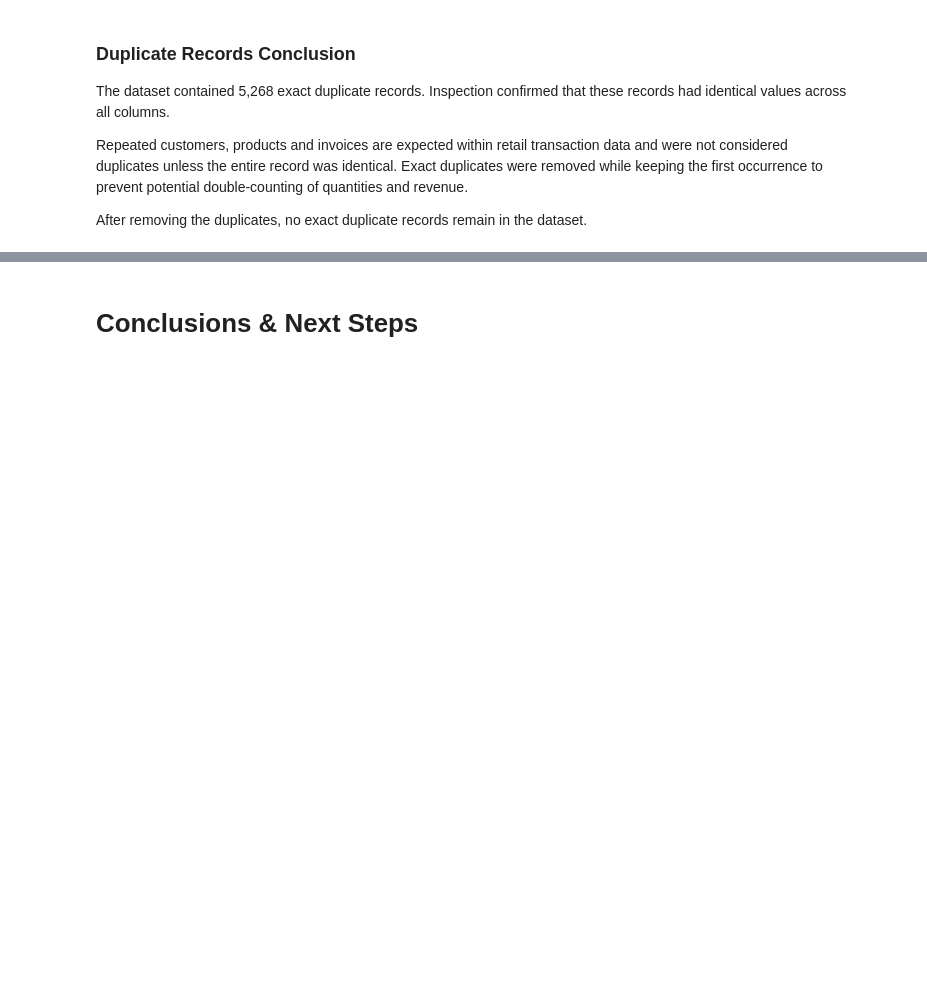
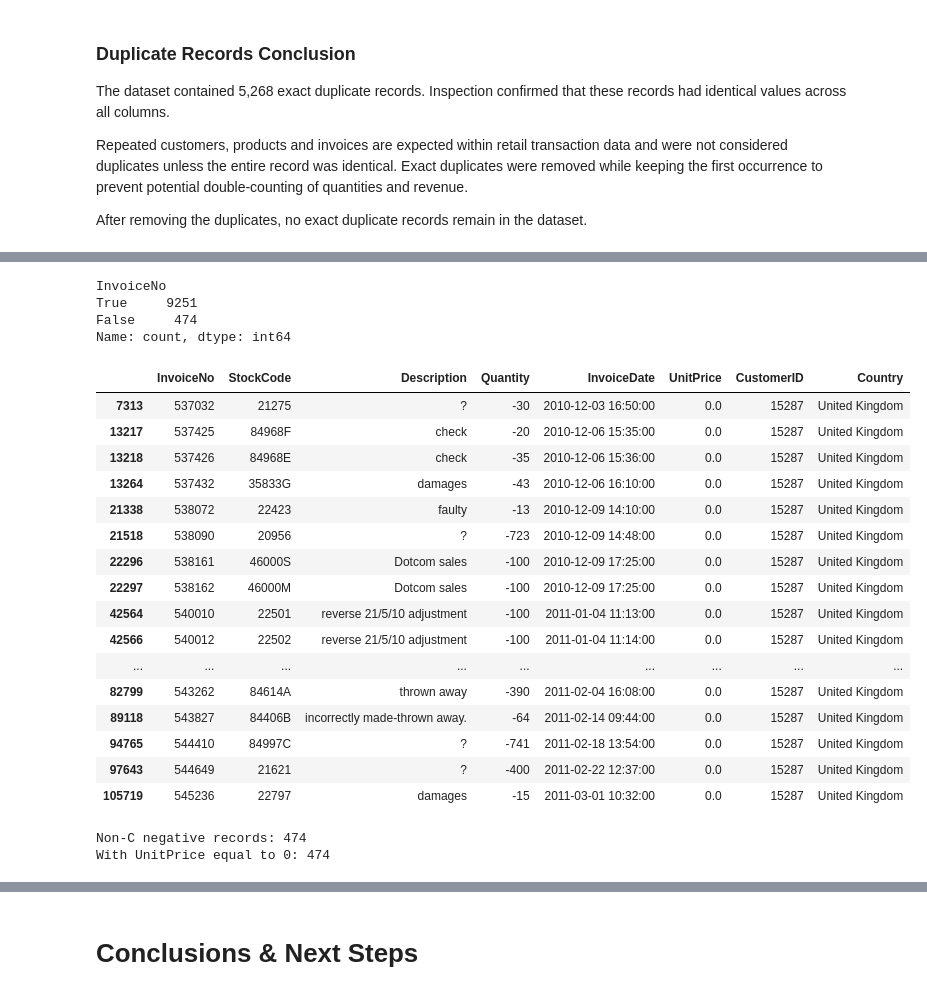
Before and after one commit to sahra02/Online-Retail-Transaction-Analysis, a Jupyter notebook: jupyter_notebooks/Notebook_Template.ipynb, the cells around one changed output, grey strips where cells are left out. Drawn from its saved outputs; the diff is of its cells as text; code cells hidden in the pictures; blank space fills up the shorter version.

```diff
--- a/jupyter_notebooks/Notebook_Template.ipynb
+++ b/jupyter_notebooks/Notebook_Template.ipynb
@@ -330,0 +373,37 @@ After removing the duplicates, no exact duplicate records remain in the dataset.
+# %%
+negative_quantity = df[df["Quantity"] < 0]
+
+negative_quantity["InvoiceNo"].str.startswith("C").value_counts()
+# %% [output]
+InvoiceNo
+True     9251
+False     474
+Name: count, dtype: int64
+# %%
+non_c_negative = negative_quantity[~negative_quantity["InvoiceNo"].str.startswith("C")]
+
+non_c_negative.head(30)
+# %% [output]
+|  | InvoiceNo | StockCode | Description | Quantity | InvoiceDate | UnitPrice | CustomerID | Country |
+| 7313 | 537032 | 21275 | ? | -30 | 2010-12-03 16:50:00 | 0.0 | 15287 | United Kingdom |
+| 13217 | 537425 | 84968F | check | -20 | 2010-12-06 15:35:00 | 0.0 | 15287 | United Kingdom |
+| 13218 | 537426 | 84968E | check | -35 | 2010-12-06 15:36:00 | 0.0 | 15287 | United Kingdom |
+| 13264 | 537432 | 35833G | damages | -43 | 2010-12-06 16:10:00 | 0.0 | 15287 | United Kingdom |
+| 21338 | 538072 | 22423 | faulty | -13 | 2010-12-09 14:10:00 | 0.0 | 15287 | United Kingdom |
+| 21518 | 538090 | 20956 | ? | -723 | 2010-12-09 14:48:00 | 0.0 | 15287 | United Kingdom |
+| 22296 | 538161 | 46000S | Dotcom sales | -100 | 2010-12-09 17:25:00 | 0.0 | 15287 | United Kingdom |
+| 22297 | 538162 | 46000M | Dotcom sales | -100 | 2010-12-09 17:25:00 | 0.0 | 15287 | United Kingdom |
+| 42564 | 540010 | 22501 | reverse 21/5/10 adjustment | -100 | 2011-01-04 11:13:00 | 0.0 | 15287 | United Kingdom |
+| 42566 | 540012 | 22502 | reverse 21/5/10 adjustment | -100 | 2011-01-04 11:14:00 | 0.0 | 15287 | United Kingdom |
+| ... | ... | ... | ... | ... | ... | ... | ... | ... |
+| 82799 | 543262 | 84614A | thrown away | -390 | 2011-02-04 16:08:00 | 0.0 | 15287 | United Kingdom |
+| 89118 | 543827 | 84406B | incorrectly made-thrown away. | -64 | 2011-02-14 09:44:00 | 0.0 | 15287 | United Kingdom |
+| 94765 | 544410 | 84997C | ? | -741 | 2011-02-18 13:54:00 | 0.0 | 15287 | United Kingdom |
+| 97643 | 544649 | 21621 | ? | -400 | 2011-02-22 12:37:00 | 0.0 | 15287 | United Kingdom |
+| 105719 | 545236 | 22797 | damages | -15 | 2011-03-01 10:32:00 | 0.0 | 15287 | United Kingdom |
+# %%
+print("Non-C negative records:", non_c_negative.shape[0])
+print("With UnitPrice equal to 0:", (non_c_negative["UnitPrice"] == 0).sum())
+# %% [output]
+Non-C negative records: 474
+With UnitPrice equal to 0: 474
```
Also changed, not shown: parts of 28 cells of this notebook.
